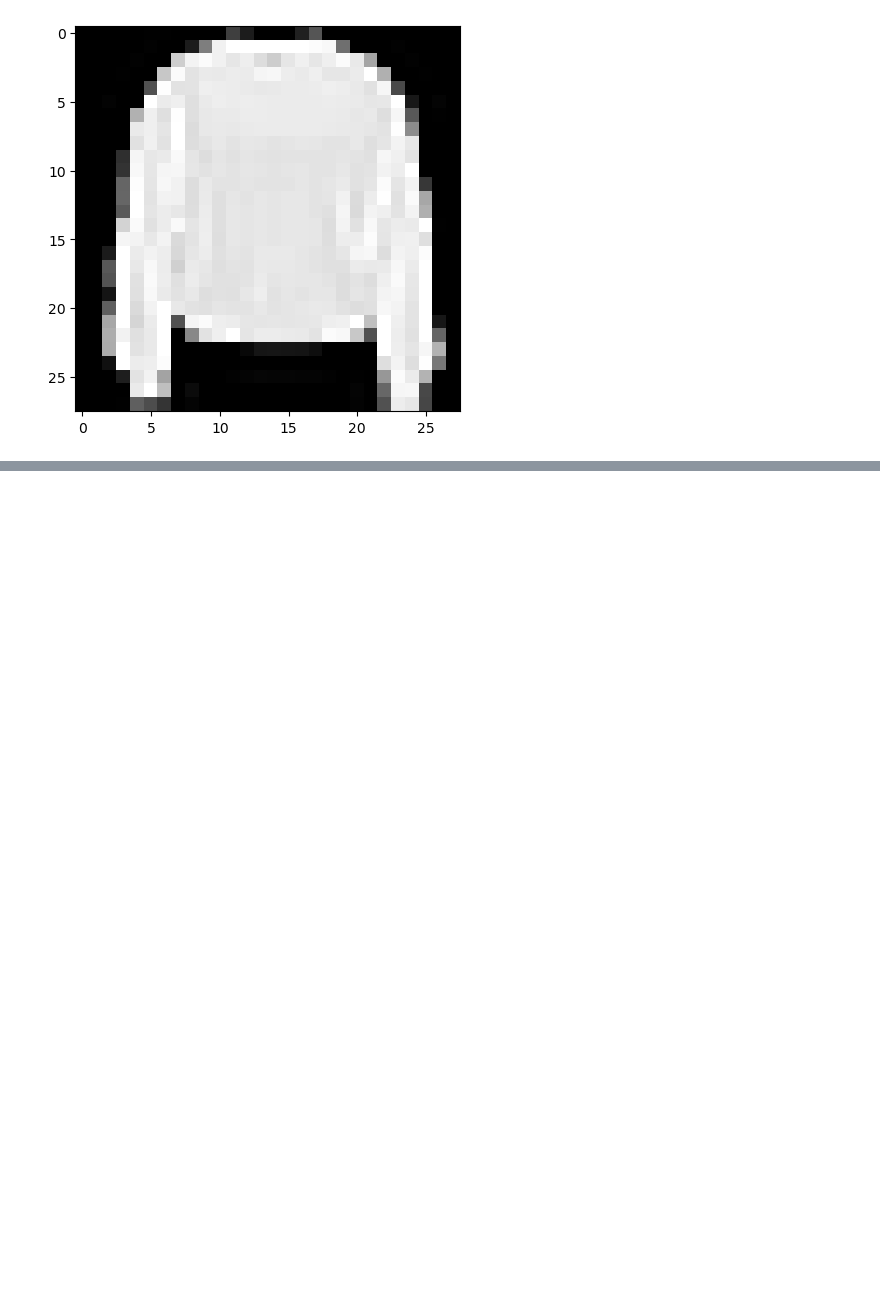
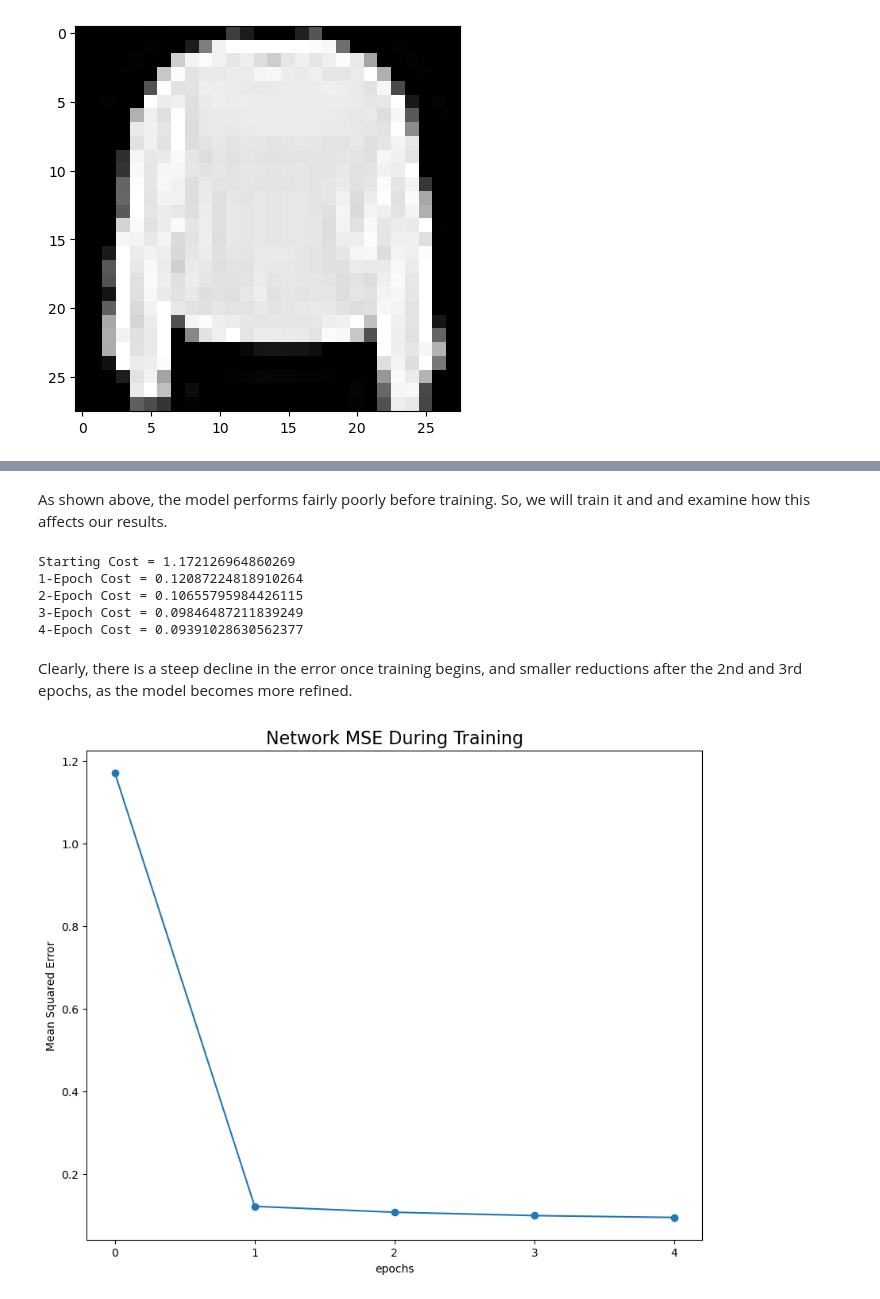
Before and after one commit to LenaLowry1/CMOR438_2025, a Jupyter notebook: Supervised Learning/4. Neural Networks/Neural Networks.ipynb, the cells around one changed output, grey strips where cells are left out. Cells and saved outputs as stored; diff of their text form; code cells hidden in the pictures; blank space fills up the shorter version.

```diff
--- a/Supervised Learning/4. Neural Networks/Neural Networks.ipynb
+++ b/Supervised Learning/4. Neural Networks/Neural Networks.ipynb
@@ -146,0 +243,23 @@ mse(y_hat, yi) = 0.932615356812923
+# %% [markdown]
+As shown above, the model performs fairly poorly before training. So, we will train it and and examine how this affects our results.
+# %%
+net.train(flttrain_X, ohtrain_y)
+# %% [output]
+Starting Cost = 1.172126964860269
+1-Epoch Cost = 0.12087224818910264
+2-Epoch Cost = 0.10655795984426115
+3-Epoch Cost = 0.09846487211839249
+4-Epoch Cost = 0.09391028630562377
+# %% [markdown]
+Clearly, there is a steep decline in the error once training begins, and smaller reductions after the 2nd and 3rd epochs, as the model becomes more refined.
+# %%
+plt.figure(figsize = (10, 8))
+epochs = range(len(net.errors_))
+plt.plot(epochs, net.errors_, marker = "o")
+plt.xticks(epochs)
+plt.xlabel("epochs")
+plt.ylabel("Mean Squared Error")
+plt.title("Network MSE During Training", fontsize = 16)
+plt.show()
+# %% [output]
+[figure, added]
```
Also changed, not shown: parts of 19 cells of this notebook.
